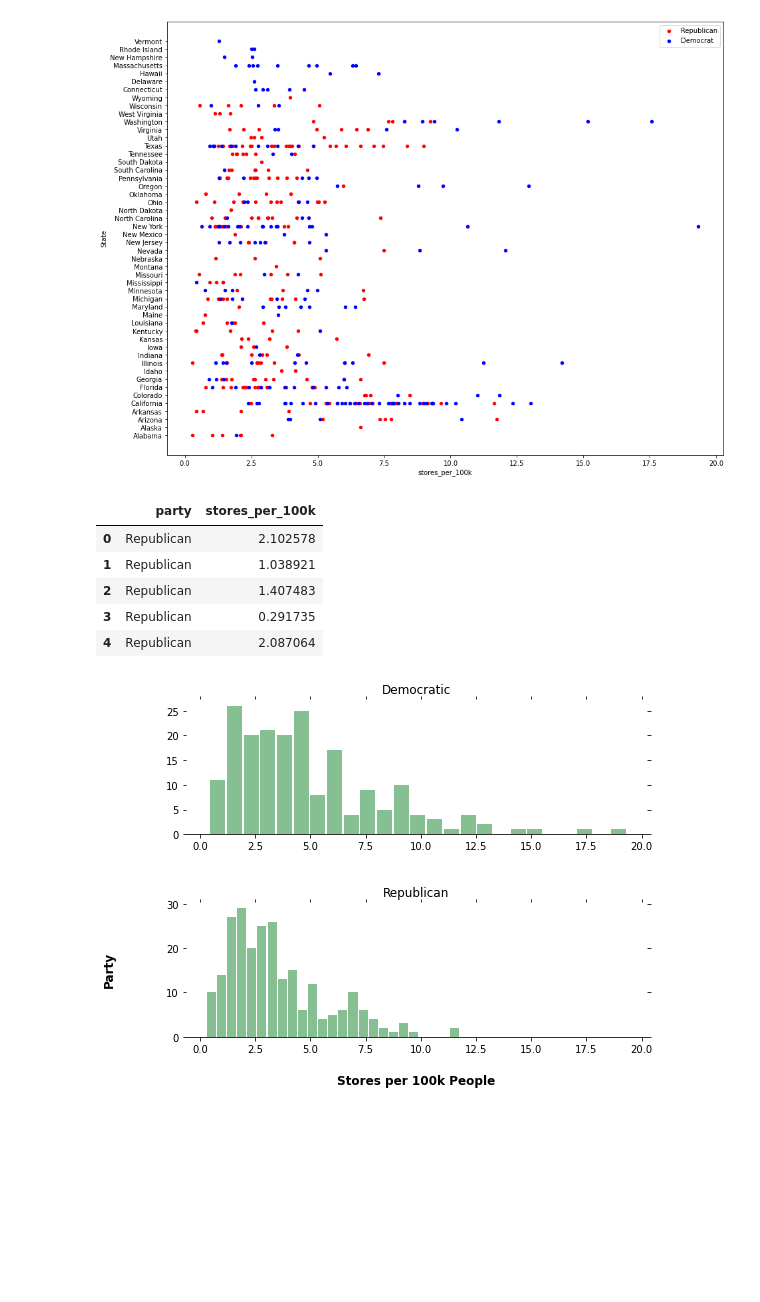
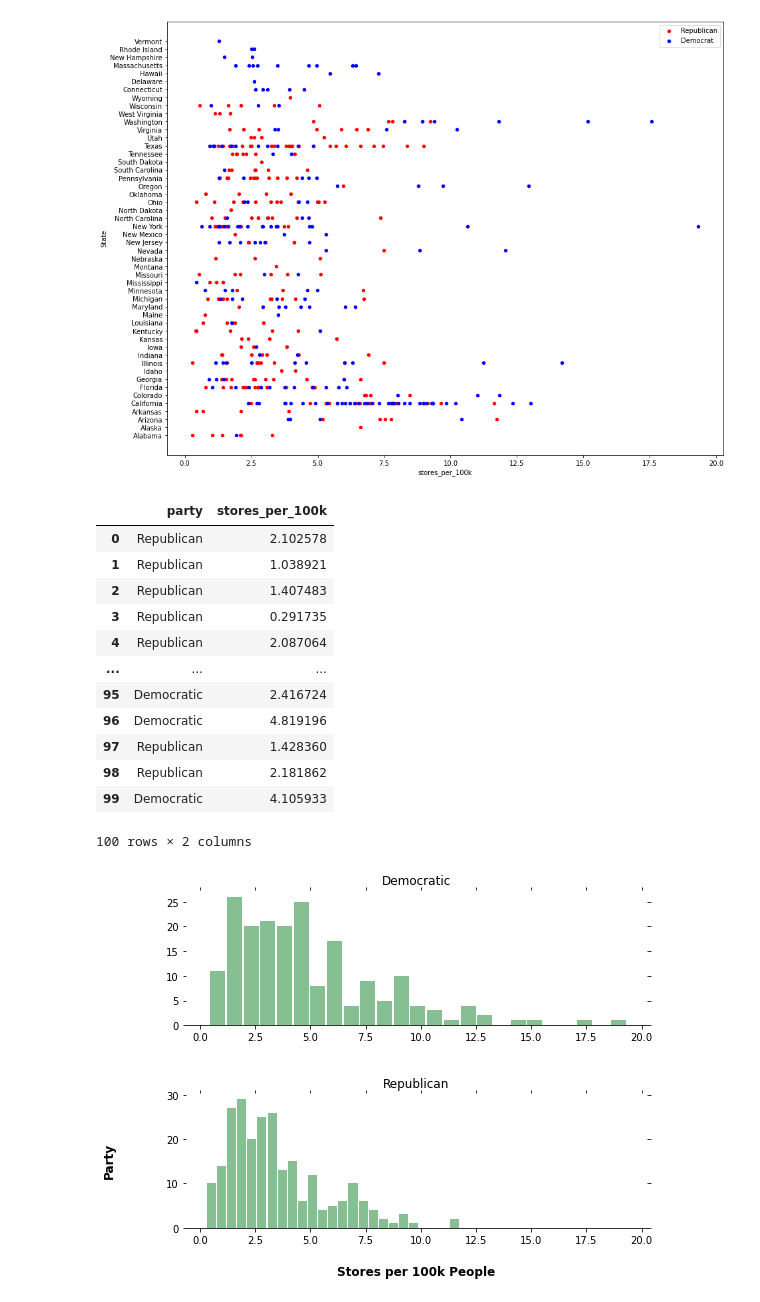
Before and after one commit to evroth/331-repo-demo, a Jupyter notebook: Congressional_Analysis.ipynb, the cells around one changed output. Cells and saved outputs as stored; diff of their text form; code cells hidden in the pictures; blank space fills up the shorter version.

```diff
--- a/Congressional_Analysis.ipynb
+++ b/Congressional_Analysis.ipynb
@@ -337,16 +389,23 @@ from matplotlib.ticker import StrMethodFormatter
 # %%
 # Data type conversions
 df = combined_df[['party', 'stores_per_100k']].copy()
 df['party'] = combined_df['party'].astype(object)
 df['stores_per_100k'] = df['stores_per_100k']
-df.head()
+df.head(100)
 # %% [output]
 |  | party | stores_per_100k |
 | 0 | Republican | 2.102578 |
 | 1 | Republican | 1.038921 |
 | 2 | Republican | 1.407483 |
 | 3 | Republican | 0.291735 |
 | 4 | Republican | 2.087064 |
+| ... | ... | ... |
+| 95 | Democratic | 2.416724 |
+| 96 | Democratic | 4.819196 |
+| 97 | Republican | 1.428360 |
+| 98 | Republican | 2.181862 |
+| 99 | Democratic | 4.105933 |
+100 rows × 2 columns
 # %%
 ax = df.hist(column='stores_per_100k', by='party', bins=25, grid=False, figsize=(8,10), layout=(3,1), sharex=True, color='#86bf91', zorder=2, rwidth=0.9)
 
```
Also changed, not shown: parts of 11 cells of this notebook.
